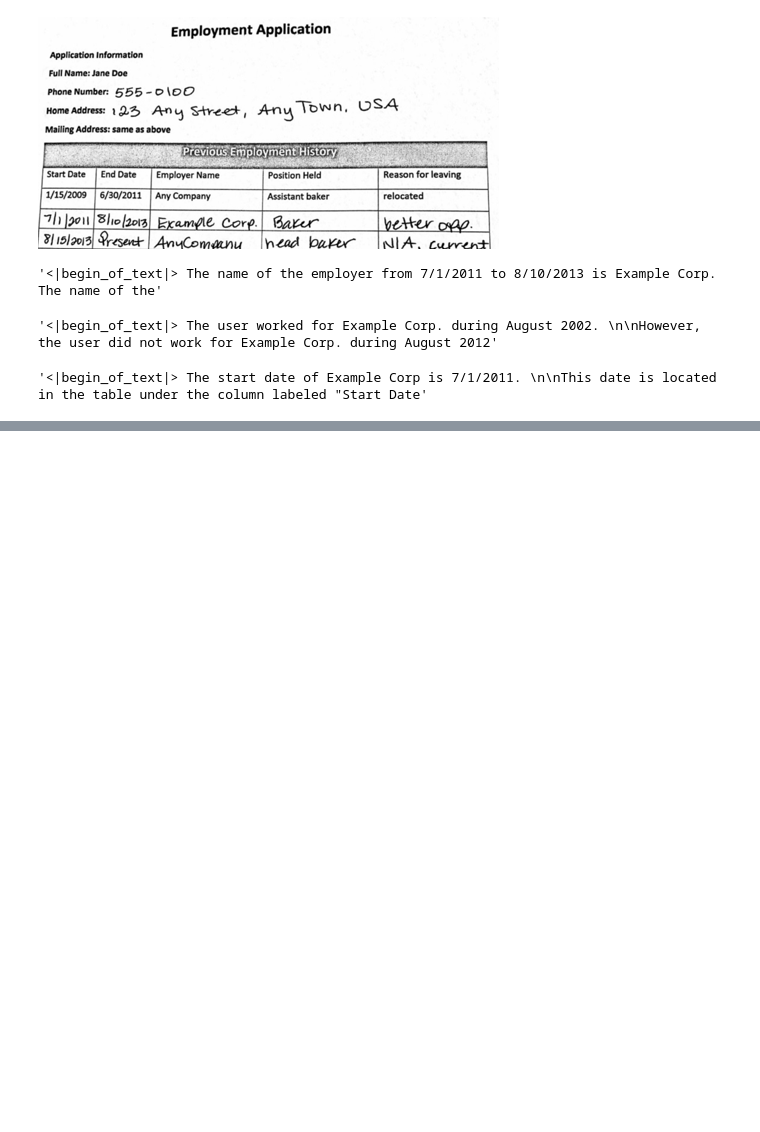
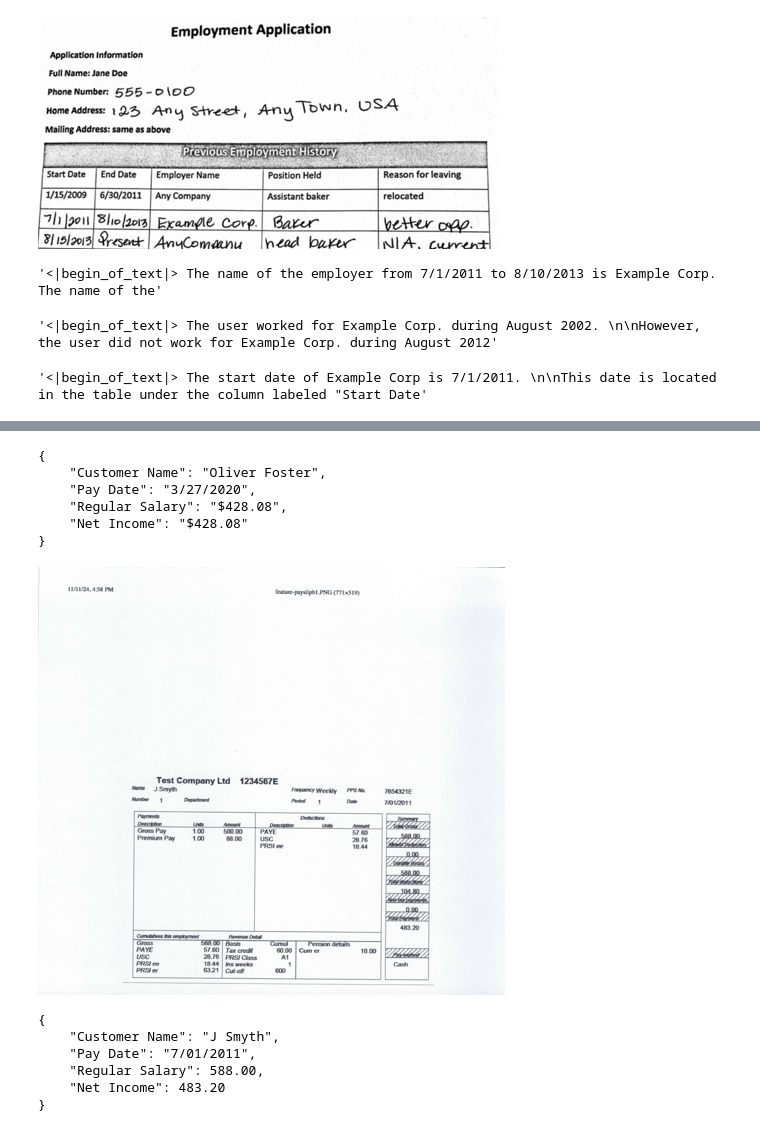
Before and after one commit to rmadiraju/llm_experiments, a Jupyter notebook: demo/Doc_Processing_Llama3_2.ipynb, the cells around one changed output, grey strips where cells are left out. Drawn from its saved outputs; the diff is of its cells as text; code cells hidden in the pictures; blank space fills up the shorter version.

```diff
--- a/demo/Doc_Processing_Llama3_2.ipynb
+++ b/demo/Doc_Processing_Llama3_2.ipynb
@@ -236,0 +286,64 @@ process_vqa(image, question)
+# %%
+
+doc_type = "Paystub"
+entities = entities_map[doc_type]
+base_prompt = f"Extract the following values from the image and respond in json format. \n\n {entities}"
+
+messages = [
+    {"role": "user", "content": [
+        {"type": "image"},
+        {"type": "text", "text": base_prompt}
+    ]}
+]
+
+# print(f"{question}: \n {process_vqa(image, question)}")
+# Prepare inputs using the processor
+input_text = processor.apply_chat_template(messages, add_generation_prompt=True)
+inputs = processor(image, input_text, return_tensors="pt").to(model.device)
+
+# Generate output from the model
+output = model.generate(**inputs, max_new_tokens=100)
+print(processor.decode(output[0]).replace(f"{input_text}", "").replace("<|begin_of_text|>", "").replace("<|eot_id|>", ""))
+# %% [output]
+{
+    "Customer Name": "Oliver Foster",
+    "Pay Date": "3/27/2020",
+    "Regular Salary": "$428.08",
+    "Net Income": "$428.08"
+}
+# %%
+url = "https://github.com/rmadiraju/llm_experiments/blob/doc-processing/data/Pay-2.png?raw=true"
+image = get_image(url)
+
+width, height = image.size
+display(image.resize((int(0.3*width), (int(0.3*height)))))
+# %% [output]
+[figure, added]
+# %%
+
+doc_type = "Paystub"
+entities = entities_map[doc_type]
+base_prompt = f"Extract the following values from the image and respond in json format. \n\n {entities}"
+
+messages = [
+    {"role": "user", "content": [
+        {"type": "image"},
+        {"type": "text", "text": base_prompt}
+    ]}
+]
+
+# print(f"{question}: \n {process_vqa(image, question)}")
+# Prepare inputs using the processor
+input_text = processor.apply_chat_template(messages, add_generation_prompt=True)
+inputs = processor(image, input_text, return_tensors="pt").to(model.device)
+
+# Generate output from the model
+output = model.generate(**inputs, max_new_tokens=100)
+print(processor.decode(output[0]).replace(f"{input_text}", "").replace("<|begin_of_text|>", "").replace("<|eot_id|>", ""))
+# %% [output]
+{
+    "Customer Name": "J Smyth",
+    "Pay Date": "7/01/2011",
+    "Regular Salary": 588.00,
+    "Net Income": 483.20
+}
```
Also changed, not shown: parts of 7 cells of this notebook.
